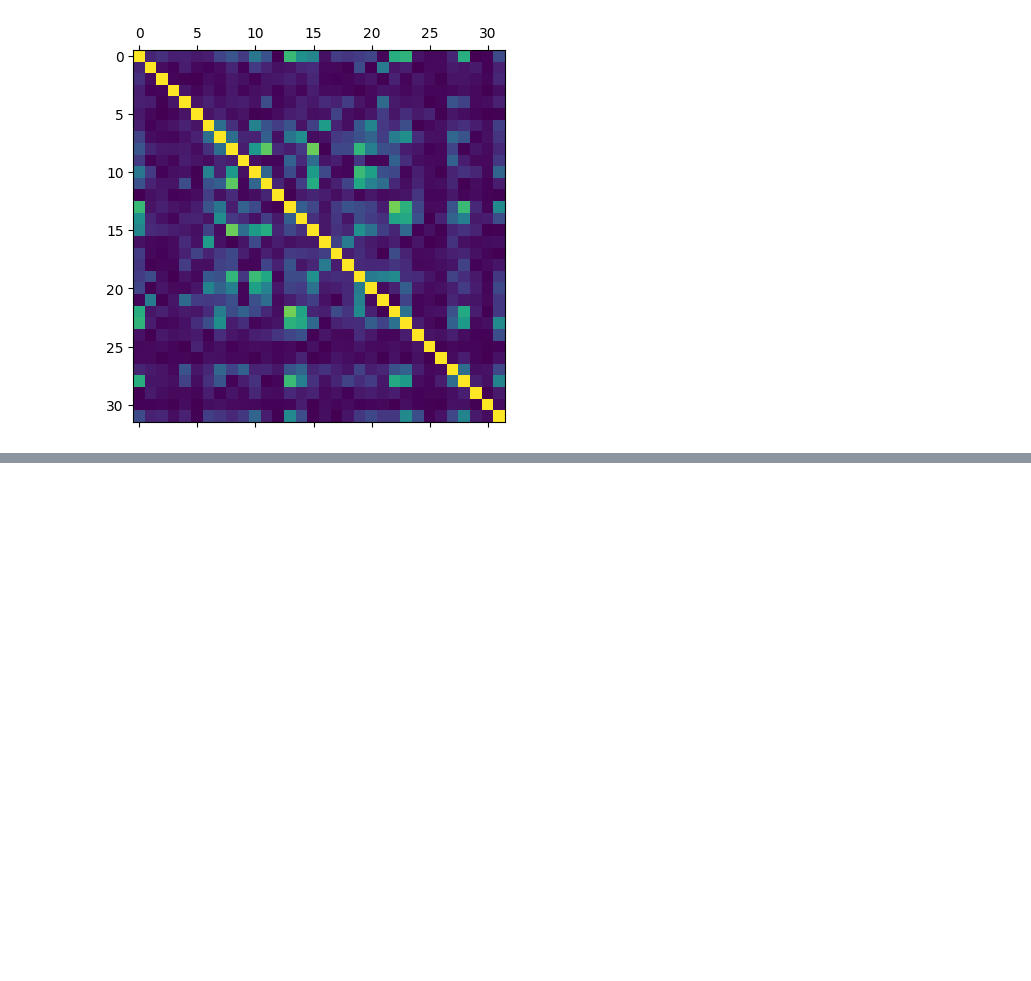
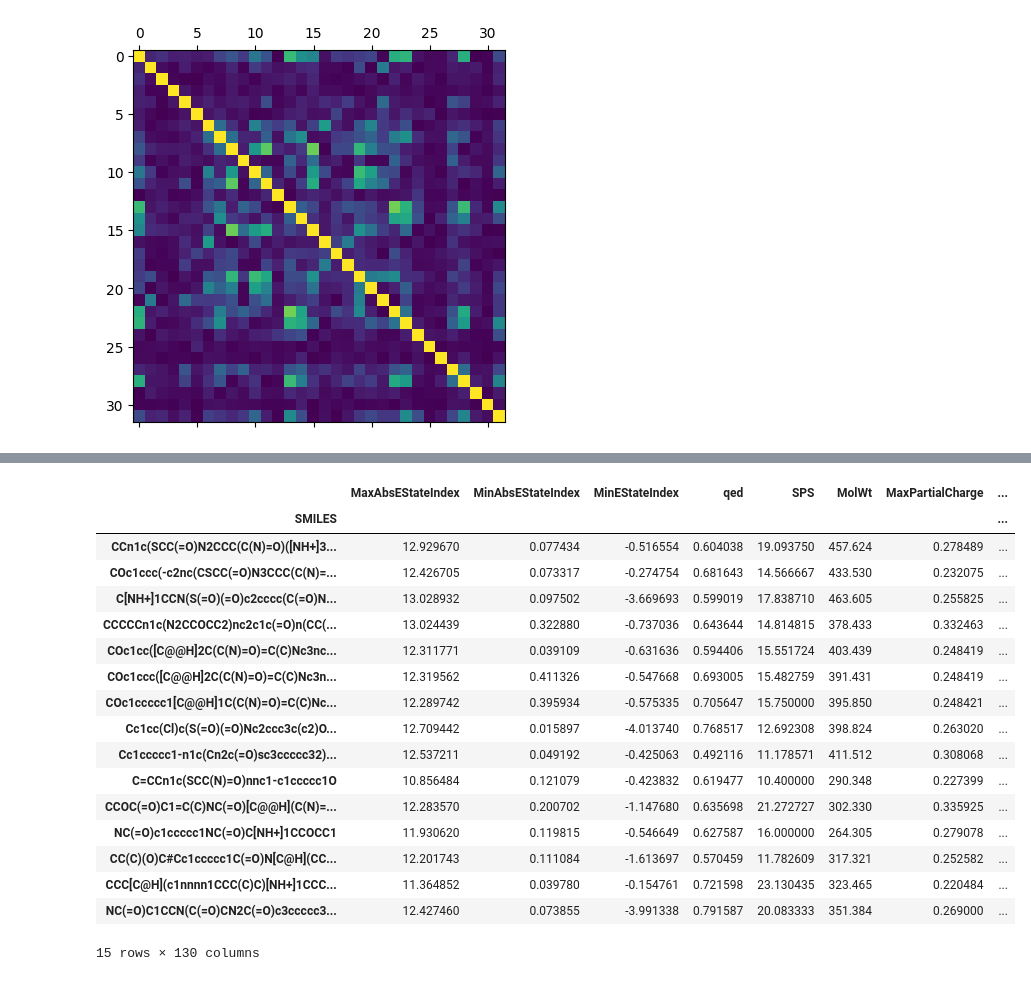
Before and after one commit to Floris-DW/8CC00group7, a Jupyter notebook: EDA & preprocessing.ipynb, the cells around one changed output, grey strips where cells are left out. Saved outputs shown, nothing was run; the diff lists cells and outputs as text; code cells hidden in the pictures; blank space fills up the shorter version.

```diff
--- a/EDA & preprocessing.ipynb
+++ b/EDA & preprocessing.ipynb
@@ -436,0 +448,21 @@ df_cleaned_mqn.to_csv("data/cleaned_mqn.csv")
+# %%
+df_cleaned_2d.loc[df_cleaned_2d['fr_priamide'] != 0]
+# %% [output]
+|  | MaxAbsEStateIndex | MinAbsEStateIndex | MinEStateIndex | qed | SPS | MolWt | MaxPartialCharge | ... |
+| SMILES |  |  |  |  |  |  |  | ... |
+| CCn1c(SCC(=O)N2CCC(C(N)=O)([NH+]3... | 12.929670 | 0.077434 | -0.516554 | 0.604038 | 19.093750 | 457.624 | 0.278489 | ... |
+| COc1ccc(-c2nc(CSCC(=O)N3CCC(C(N)=... | 12.426705 | 0.073317 | -0.274754 | 0.681643 | 14.566667 | 433.530 | 0.232075 | ... |
+| C[NH+]1CCN(S(=O)(=O)c2cccc(C(=O)N... | 13.028932 | 0.097502 | -3.669693 | 0.599019 | 17.838710 | 463.605 | 0.255825 | ... |
+| CCCCCn1c(N2CCOCC2)nc2c1c(=O)n(CC(... | 13.024439 | 0.322880 | -0.737036 | 0.643644 | 14.814815 | 378.433 | 0.332463 | ... |
+| COc1cc([C@@H]2C(C(N)=O)=C(C)Nc3nc... | 12.311771 | 0.039109 | -0.631636 | 0.594406 | 15.551724 | 403.439 | 0.248419 | ... |
+| COc1ccc([C@@H]2C(C(N)=O)=C(C)Nc3n... | 12.319562 | 0.411326 | -0.547668 | 0.693005 | 15.482759 | 391.431 | 0.248419 | ... |
+| COc1ccccc1[C@@H]1C(C(N)=O)=C(C)Nc... | 12.289742 | 0.395934 | -0.575335 | 0.705647 | 15.750000 | 395.850 | 0.248421 | ... |
+| Cc1cc(Cl)c(S(=O)(=O)Nc2ccc3c(c2)O... | 12.709442 | 0.015897 | -4.013740 | 0.768517 | 12.692308 | 398.824 | 0.263020 | ... |
+| Cc1ccccc1-n1c(Cn2c(=O)sc3ccccc32)... | 12.537211 | 0.049192 | -0.425063 | 0.492116 | 11.178571 | 411.512 | 0.308068 | ... |
+| C=CCn1c(SCC(N)=O)nnc1-c1ccccc1O | 10.856484 | 0.121079 | -0.423832 | 0.619477 | 10.400000 | 290.348 | 0.227399 | ... |
+| CCOC(=O)C1=C(C)NC(=O)[C@@H](C(N)=... | 12.283570 | 0.200702 | -1.147680 | 0.635698 | 21.272727 | 302.330 | 0.335925 | ... |
+| NC(=O)c1ccccc1NC(=O)C[NH+]1CCOCC1 | 11.930620 | 0.119815 | -0.546649 | 0.627587 | 16.000000 | 264.305 | 0.279078 | ... |
+| CC(C)(O)C#Cc1ccccc1C(=O)N[C@H](CC... | 12.201743 | 0.111084 | -1.613697 | 0.570459 | 11.782609 | 317.321 | 0.252582 | ... |
+| CCC[C@H](c1nnnn1CCC(C)C)[NH+]1CCC... | 11.364852 | 0.039780 | -0.154761 | 0.721598 | 23.130435 | 323.465 | 0.220484 | ... |
+| NC(=O)C1CCN(C(=O)CN2C(=O)c3ccccc3... | 12.427460 | 0.073855 | -3.991338 | 0.791587 | 20.083333 | 351.384 | 0.269000 | ... |
+15 rows × 130 columns
```
Also changed, not shown: parts of 18 cells of this notebook, 4 other files.
